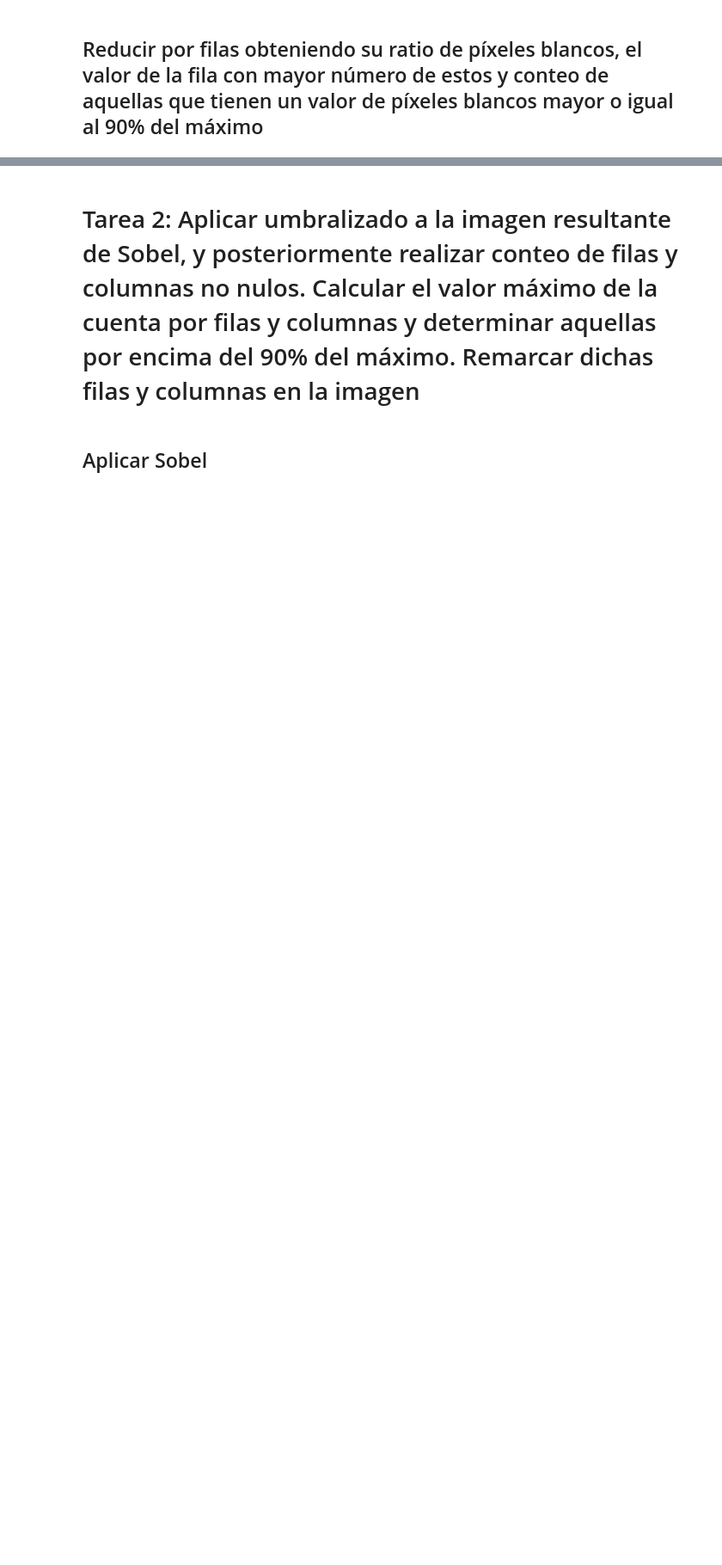
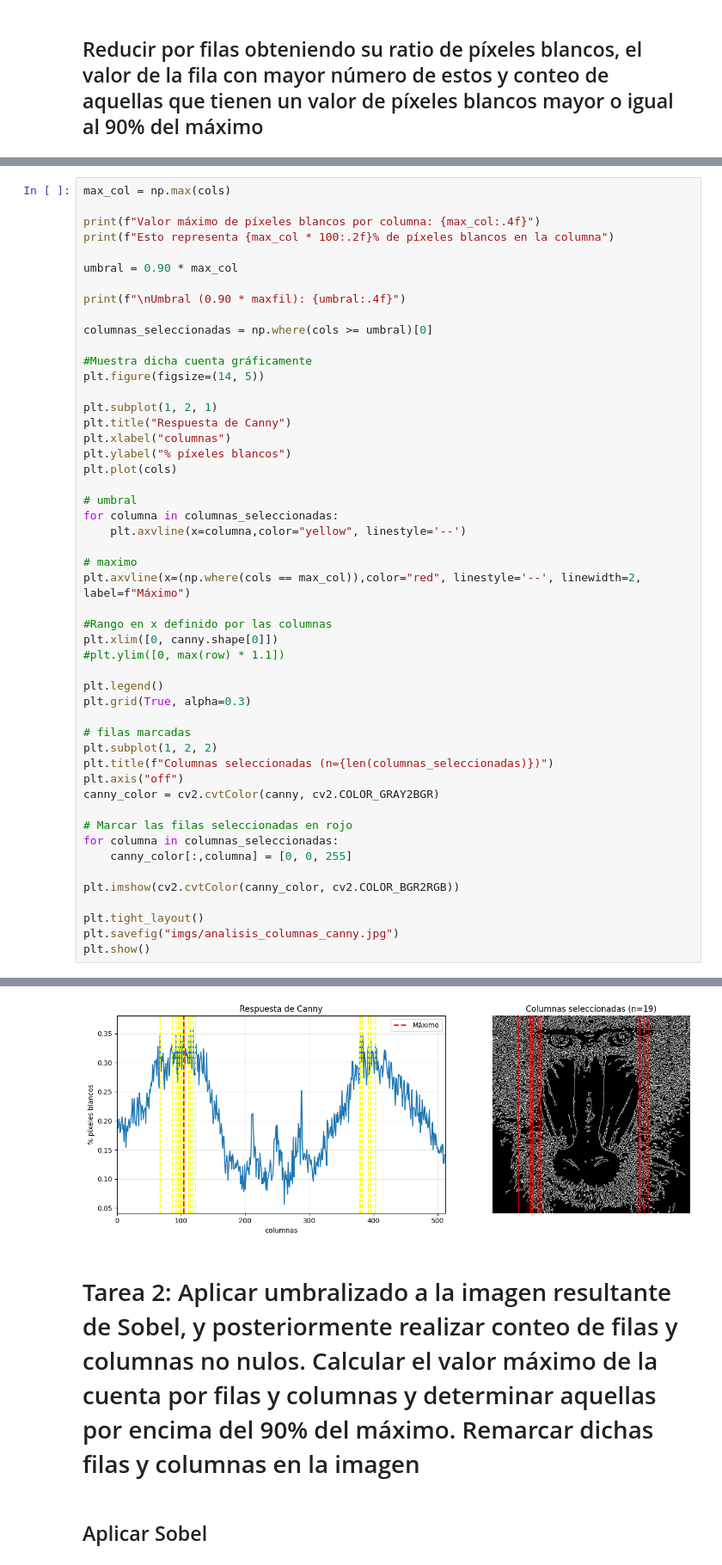
Before and after one commit to A-NullPointer/VC-P2, a Jupyter notebook: Practica2.ipynb, the cells around one changed output, grey strips where cells are left out. Shown at 86% size. Cells and saved outputs as stored; diff of their text form; blank space fills up the shorter version.

```diff
--- a/Practica2.ipynb
+++ b/Practica2.ipynb
@@ -56,0 +130,51 @@ Filas con píxeles blancos mayor o igual al 90% del máximo: {6: 51765, 12: 5610
+# %%
+max_col = np.max(cols)
+
+print(f"Valor máximo de píxeles blancos por columna: {max_col:.4f}")
+print(f"Esto representa {max_col * 100:.2f}% de píxeles blancos en la columna")
+
+umbral = 0.90 * max_col
+
+print(f"\nUmbral (0.90 * maxfil): {umbral:.4f}")
+
+columnas_seleccionadas = np.where(cols >= umbral)[0]
+
+#Muestra dicha cuenta gráficamente
+plt.figure(figsize=(14, 5))
+
+plt.subplot(1, 2, 1)
+plt.title("Respuesta de Canny")
+plt.xlabel("columnas")
+plt.ylabel("% píxeles blancos")
+plt.plot(cols)
+
+# umbral
+for columna in columnas_seleccionadas:
+    plt.axvline(x=columna,color="yellow", linestyle='--')
+
+# maximo
+plt.axvline(x=(np.where(cols == max_col)),color="red", linestyle='--', linewidth=2, label=f"Máximo")
+
+#Rango en x definido por las columnas
+plt.xlim([0, canny.shape[0]])
+#plt.ylim([0, max(row) * 1.1])
+
+plt.legend()
+plt.grid(True, alpha=0.3)
+
+# filas marcadas
+plt.subplot(1, 2, 2)
+plt.title(f"Columnas seleccionadas (n={len(columnas_seleccionadas)})")
+plt.axis("off")
+canny_color = cv2.cvtColor(canny, cv2.COLOR_GRAY2BGR)
+
+# Marcar las filas seleccionadas en rojo
+for columna in columnas_seleccionadas:
+    canny_color[:,columna] = [0, 0, 255]
+
+plt.imshow(cv2.cvtColor(canny_color, cv2.COLOR_BGR2RGB))
+
+plt.tight_layout()
+plt.savefig("imgs/analisis_columnas_canny.jpg")
+plt.show()
+# %% [output]
@@ -57,3 +185,4 @@ Filas con píxeles blancos mayor o igual al 90% del máximo: {6: 51765, 12: 5610
+[figure, added]
 # %% [markdown]
 # Tarea 2: Aplicar umbralizado a la imagen resultante de Sobel, y posteriormente realizar conteo de filas y columnas no nulos. Calcular el valor máximo de la cuenta por filas y columnas y determinar aquellas por encima del 90% del máximo. Remarcar dichas filas y columnas en la imagen
 # %% [markdown]
```
Also changed, not shown: parts of 10 cells of this notebook, 4 other files.
